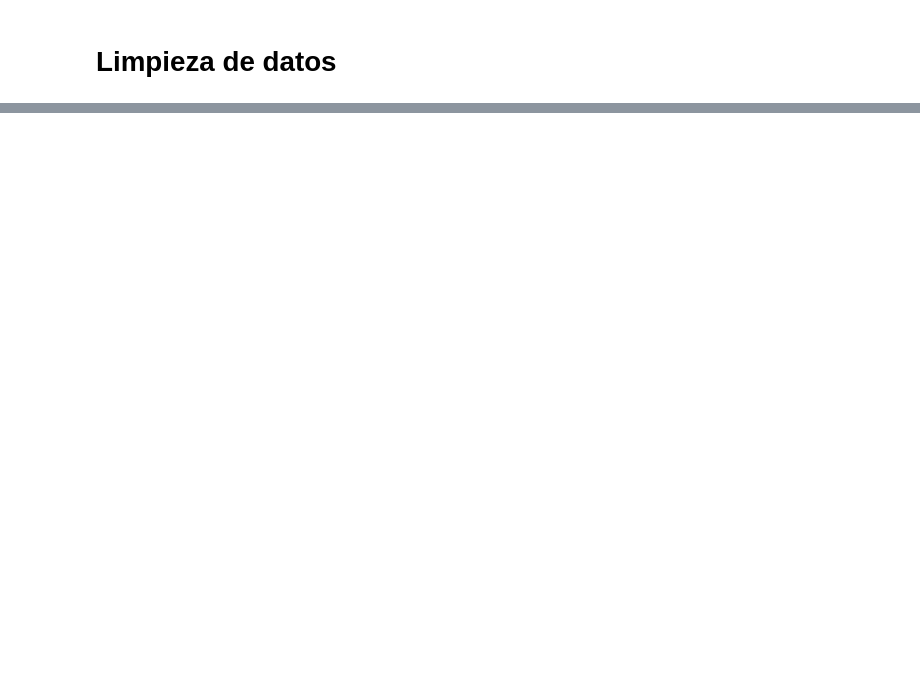
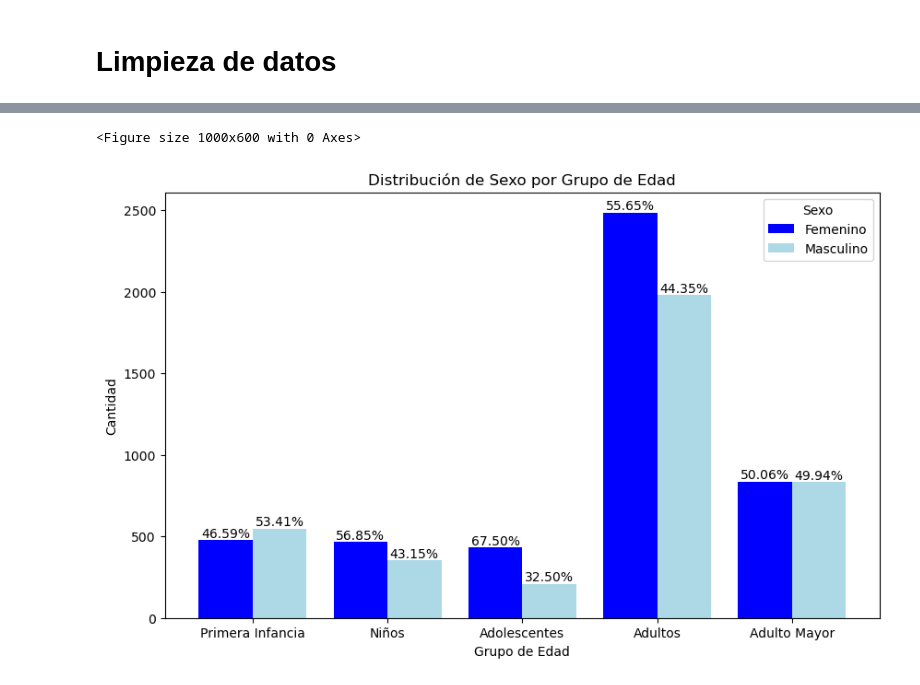
Before and after one commit to RisingNP/Proyecto_Final_Talento_Tech, a Jupyter notebook: codigo.ipynb, the cells around one changed output, grey strips where cells are left out. Drawn from its saved outputs; the diff is of its cells as text; code cells hidden in the pictures; blank space fills up the shorter version.

```diff
--- a/codigo.ipynb
+++ b/codigo.ipynb
@@ -103,0 +184,35 @@ print(Df.head())
+# %%
+## SEXO POR GRUPO ETARIO ##
+import pandas as pd
+import matplotlib.pyplot as plt
+
+# 1. Agrupar los datos y contar las ocurrencias
+# Esto crea un DataFrame donde las filas son los grupos etarios y las columnas, los sexos.
+conteo = df.groupby(['Grupo Edad', 'Sexo_paciente']).size().unstack()
+
+# 2. Calcular los porcentajes por grupo (por fila)
+# Para cada grupo (fila) se divide cada valor por la suma de la fila y se multiplica por 100.
+porcentajes = conteo.div(conteo.sum(axis=1), axis=0) * 100
+
+# 3. Graficar el barplot (agrupado)
+plt.figure(figsize=(10,6))
+ax = conteo.plot(kind='bar', width=0.8, figsize=(10,6), rot=0, color=['blue','lightblue'])
+
+plt.title('Distribución de Sexo por Grupo de Edad')
+plt.xlabel('Grupo de Edad')
+plt.ylabel('Cantidad')
+
+# 4. Agregar etiquetas de porcentaje sobre cada barra
+# Matplotlib organiza las barras en "containers", uno por cada serie (sexo).
+# Iteramos sobre cada container para etiquetar cada barra con el porcentaje correspondiente.
+for j, container in enumerate(ax.containers):
+    # j es el índice de la serie (columna), que corresponde al sexo.
+    # Para cada barra en ese container, obtenemos la fila (grupo) correspondiente.
+    labels = [f'{porcentajes.iloc[i, j]:.2f}%' for i in range(len(porcentajes))]
+    ax.bar_label(container, labels=labels, fontsize=10)
+
+plt.legend(title='Sexo')
+plt.show()
+# %% [output]
+<Figure size 1000x600 with 0 Axes>
+[figure, added]
```
Also changed, not shown: parts of 9 cells of this notebook.
